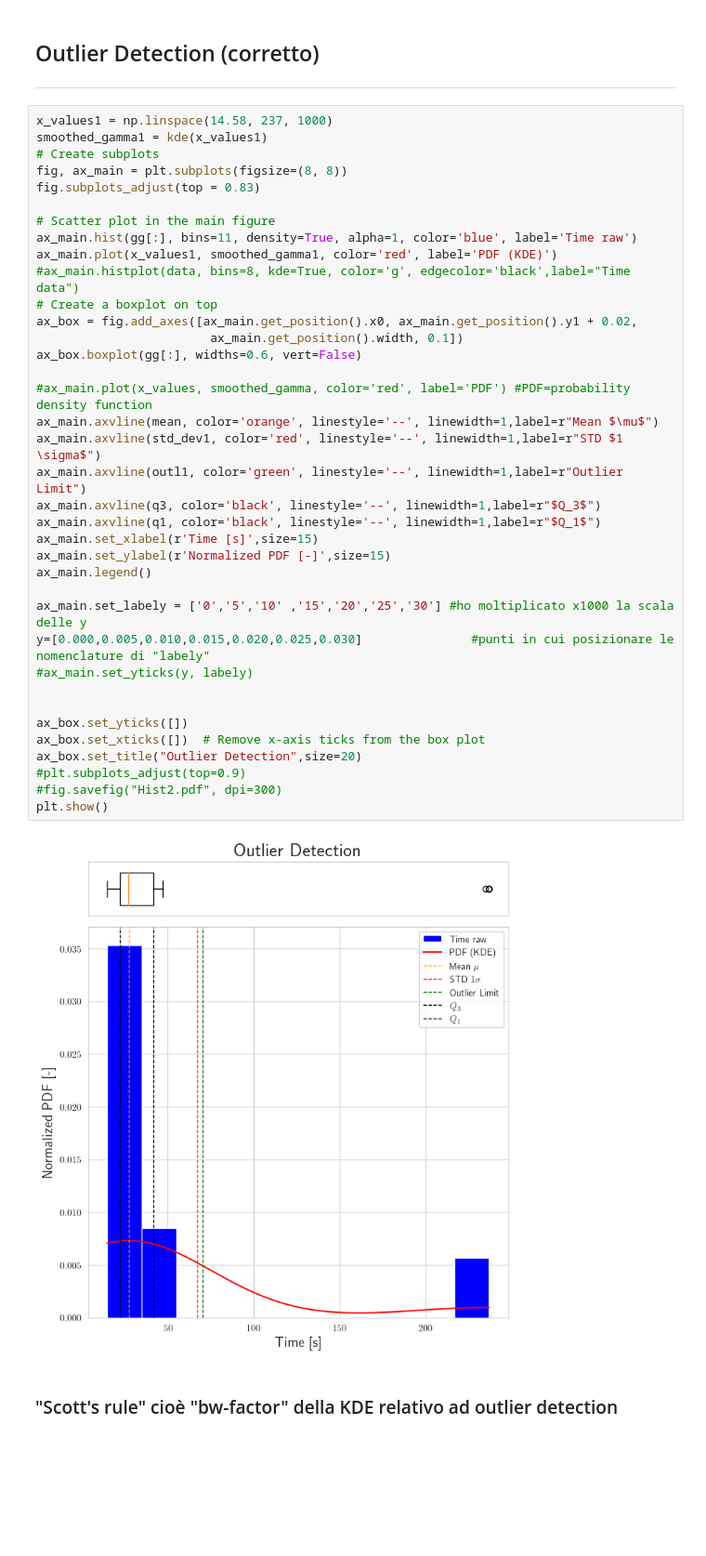
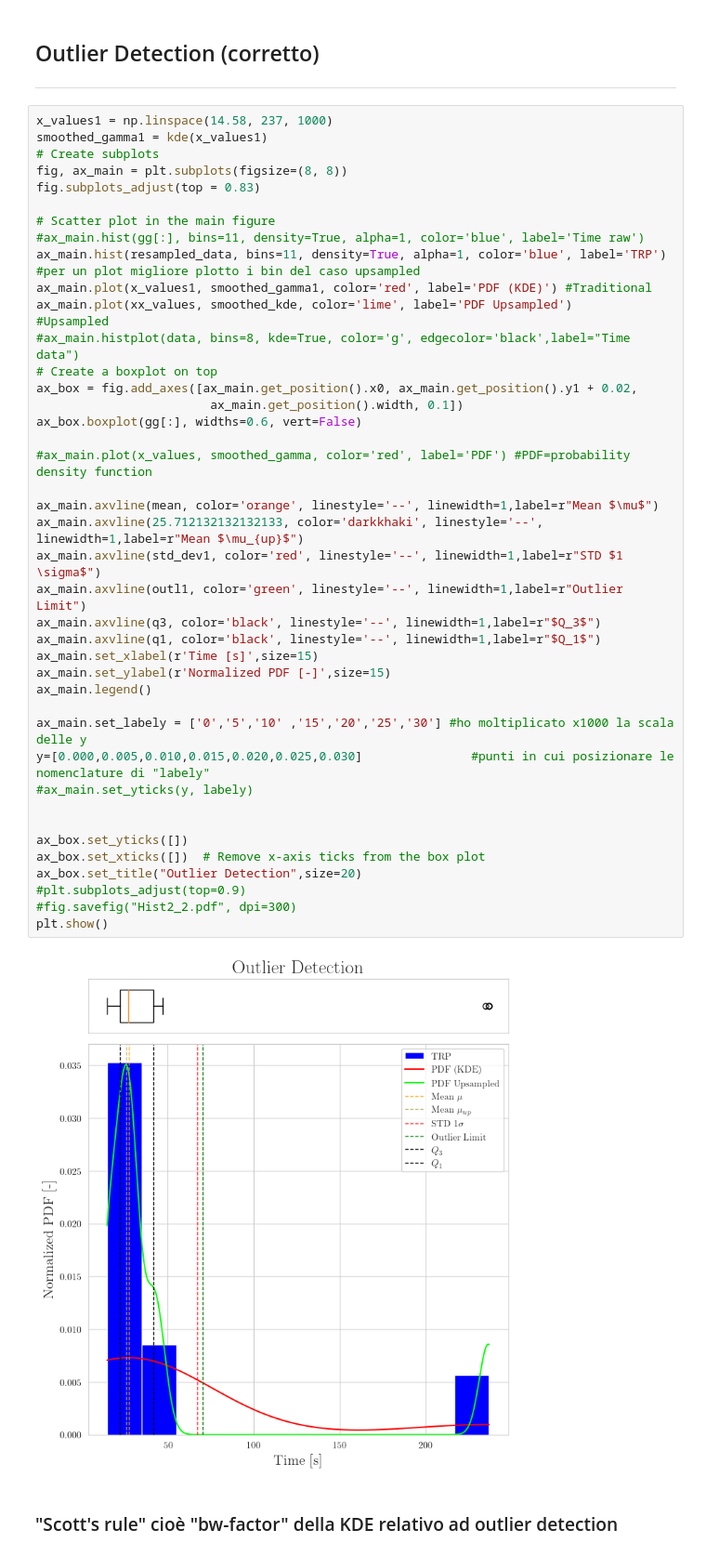
Before and after one commit to 96mat/ENRK, a Jupyter notebook: Report.ipynb, the cells around one changed output. Shown at 93% size. Drawn from its saved outputs; the diff is of its cells as text; blank space fills up the shorter version.

```diff
--- a/Report.ipynb
+++ b/Report.ipynb
@@ -664,37 +669,41 @@ fig, ax_main = plt.subplots(figsize=(8, 8))
 fig.subplots_adjust(top = 0.83)
 
 # Scatter plot in the main figure
-ax_main.hist(gg[:], bins=11, density=True, alpha=1, color='blue', label='Time raw')
-ax_main.plot(x_values1, smoothed_gamma1, color='red', label='PDF (KDE)')
+#ax_main.hist(gg[:], bins=11, density=True, alpha=1, color='blue', label='Time raw')
+ax_main.hist(resampled_data, bins=11, density=True, alpha=1, color='blue', label='TRP') #per un plot migliore plotto i bin del caso upsampled
+ax_main.plot(x_values1, smoothed_gamma1, color='red', label='PDF (KDE)') #Traditional
+ax_main.plot(xx_values, smoothed_kde, color='lime', label='PDF Upsampled')          #Upsampled
 #ax_main.histplot(data, bins=8, kde=True, color='g', edgecolor='black',label="Time data")
 # Create a boxplot on top
 ax_box = fig.add_axes([ax_main.get_position().x0, ax_main.get_position().y1 + 0.02,
                         ax_main.get_position().width, 0.1])
 ax_box.boxplot(gg[:], widths=0.6, vert=False)
 
 #ax_main.plot(x_values, smoothed_gamma, color='red', label='PDF') #PDF=probability density function
+
 ax_main.axvline(mean, color='orange', linestyle='--', linewidth=1,label=r"Mean $\mu$")
+ax_main.axvline(25.712132132132133, color='darkkhaki', linestyle='--', linewidth=1,label=r"Mean $\mu_{up}$")
 ax_main.axvline(std_dev1, color='red', linestyle='--', linewidth=1,label=r"STD $1 \sigma$")
 ax_main.axvline(outl1, color='green', linestyle='--', linewidth=1,label=r"Outlier Limit")
 ax_main.axvline(q3, color='black', linestyle='--', linewidth=1,label=r"$Q_3$")
 ax_main.axvline(q1, color='black', linestyle='--', linewidth=1,label=r"$Q_1$")
 ax_main.set_xlabel(r'Time [s]',size=15)
 ax_main.set_ylabel(r'Normalized PDF [-]',size=15)
 ax_main.legend()
 
 ax_main.set_labely = ['0','5','10' ,'15','20','25','30'] #ho moltiplicato x1000 la scala delle y
 y=[0.000,0.005,0.010,0.015,0.020,0.025,0.030]               #punti in cui posizionare le nomenclature di "labely"
 #ax_main.set_yticks(y, labely)
 
 
 ax_box.set_yticks([])
 ax_box.set_xticks([])  # Remove x-axis ticks from the box plot
 ax_box.set_title("Outlier Detection",size=20)
 #plt.subplots_adjust(top=0.9)
-#fig.savefig("Hist2.pdf", dpi=300)
+#fig.savefig("Hist2_2.pdf", dpi=300)
 plt.show()
 # %% [output]
-[figure, old version]
+[figure, new version]
 # %% [markdown]
 ### "Scott's rule" cioè "bw-factor" della KDE relativo ad outlier detection
 # %%
```
Also changed, not shown: parts of 6 cells of this notebook.
